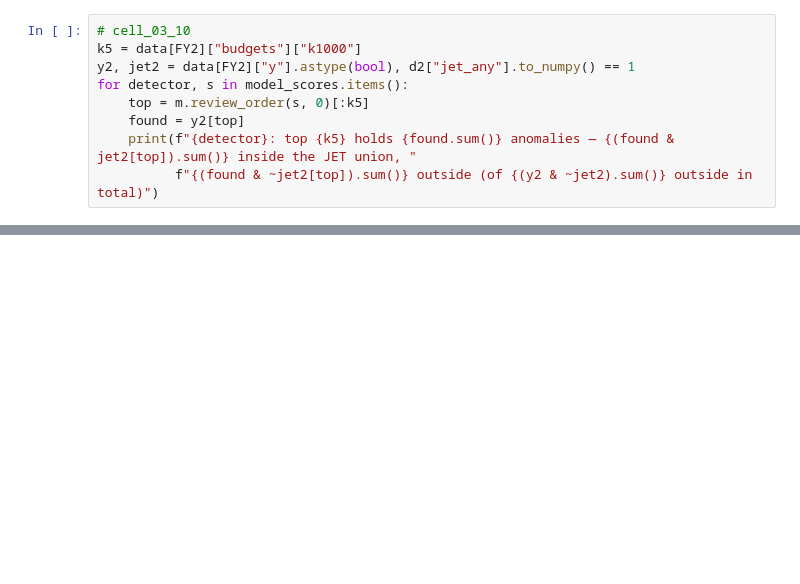
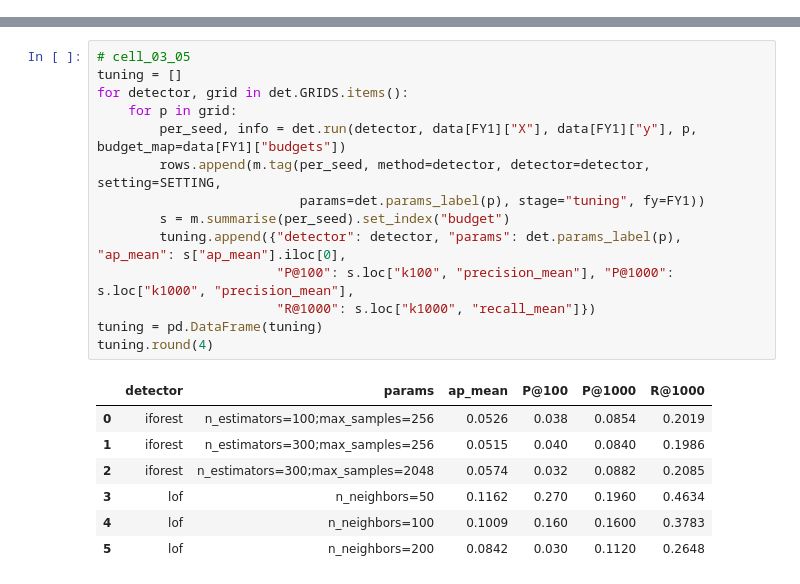
Before and after one commit to mbanadkouki/gl-anomaly-ranking, a Jupyter notebook: notebooks/03_baselines.ipynb, the cells around one changed output, grey strips where cells are left out. Saved outputs shown, nothing was run; the diff lists cells and outputs as text; blank space fills up the shorter version.

```diff
--- a/notebooks/03_baselines.ipynb
+++ b/notebooks/03_baselines.ipynb
@@ -220,9 +0,0 @@ lof: p_2 ranks 212 of 51,365
-# %%
-# cell_03_10
-k5 = data[FY2]["budgets"]["k1000"]
-y2, jet2 = data[FY2]["y"].astype(bool), d2["jet_any"].to_numpy() == 1
-for detector, s in model_scores.items():
-    top = m.review_order(s, 0)[:k5]
-    found = y2[top]
-    print(f"{detector}: top {k5} holds {found.sum()} anomalies — {(found & jet2[top]).sum()} inside the JET union, "
-          f"{(found & ~jet2[top]).sum()} outside (of {(y2 & ~jet2).sum()} outside in total)")
@@ -238,0 +244,22 @@ lof: top 1000 holds 191 anomalies — 168 inside the JET union, 23 outside (of 3
+# %%
+# cell_03_05
+tuning = []
+for detector, grid in det.GRIDS.items():
+    for p in grid:
+        per_seed, info = det.run(detector, data[FY1]["X"], data[FY1]["y"], p, budget_map=data[FY1]["budgets"])
+        rows.append(m.tag(per_seed, method=detector, detector=detector, setting=SETTING,
+                          params=det.params_label(p), stage="tuning", fy=FY1))
+        s = m.summarise(per_seed).set_index("budget")
+        tuning.append({"detector": detector, "params": det.params_label(p), "ap_mean": s["ap_mean"].iloc[0],
+                       "P@100": s.loc["k100", "precision_mean"], "P@1000": s.loc["k1000", "precision_mean"],
+                       "R@1000": s.loc["k1000", "recall_mean"]})
+tuning = pd.DataFrame(tuning)
+tuning.round(4)
+# %% [output]
+|  | detector | params | ap_mean | P@100 | P@1000 | R@1000 |
+| 0 | iforest | n_estimators=100;max_samples=256 | 0.0526 | 0.038 | 0.0854 | 0.2019 |
+| 1 | iforest | n_estimators=300;max_samples=256 | 0.0515 | 0.040 | 0.0840 | 0.1986 |
+| 2 | iforest | n_estimators=300;max_samples=2048 | 0.0574 | 0.032 | 0.0882 | 0.2085 |
+| 3 | lof | n_neighbors=50 | 0.1162 | 0.270 | 0.1960 | 0.4634 |
+| 4 | lof | n_neighbors=100 | 0.1009 | 0.160 | 0.1600 | 0.3783 |
+| 5 | lof | n_neighbors=200 | 0.0842 | 0.030 | 0.1120 | 0.2648 |
```
Also changed, not shown: parts of 53 cells of this notebook, 31 other files.
